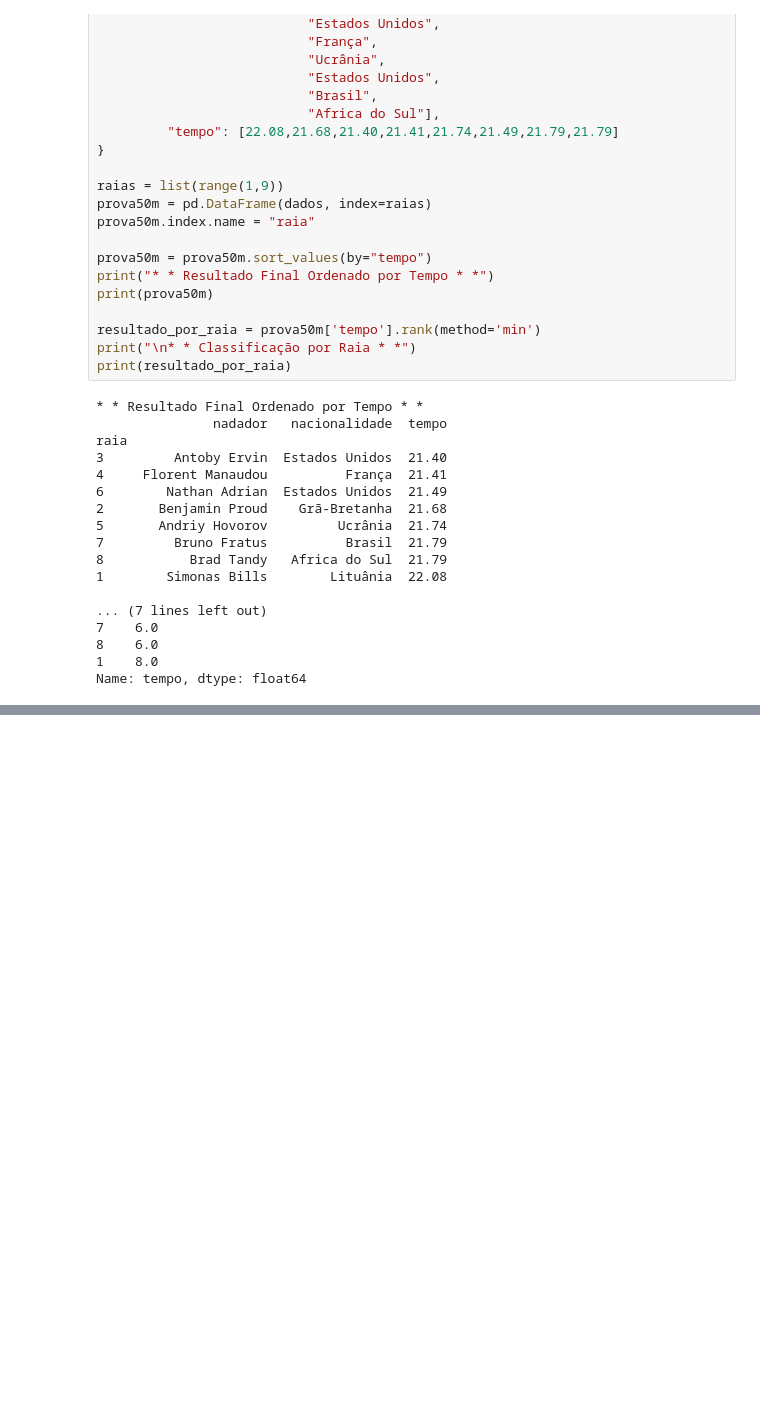
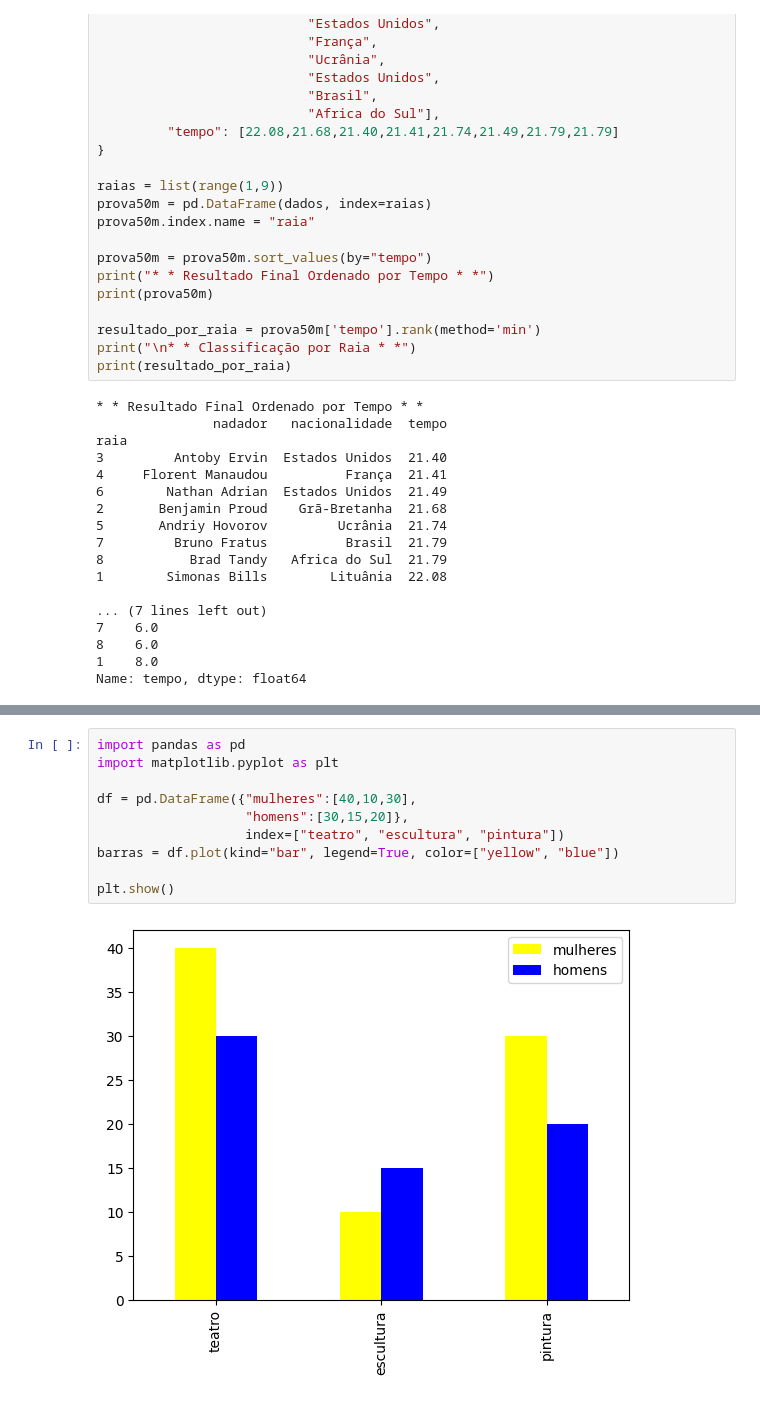
Before and after one commit to EmanuelCAC/data_science_ads, a Jupyter notebook: Explorando_dados.ipynb, the cells around one changed output, grey strips where cells are left out. Saved outputs shown, nothing was run; the diff lists cells and outputs as text; blank space fills up the shorter version.

```diff
--- a/Explorando_dados.ipynb
+++ b/Explorando_dados.ipynb
@@ -216,0 +332,12 @@ Name: tempo, dtype: float64
+# %%
+import pandas as pd
+import matplotlib.pyplot as plt
+
+df = pd.DataFrame({"mulheres":[40,10,30],
+                   "homens":[30,15,20]},
+                   index=["teatro", "escultura", "pintura"])
+barras = df.plot(kind="bar", legend=True, color=["yellow", "blue"])
+
+plt.show()
+# %% [output]
+[figure, added]
```
Also changed, not shown: parts of 14 cells of this notebook.
